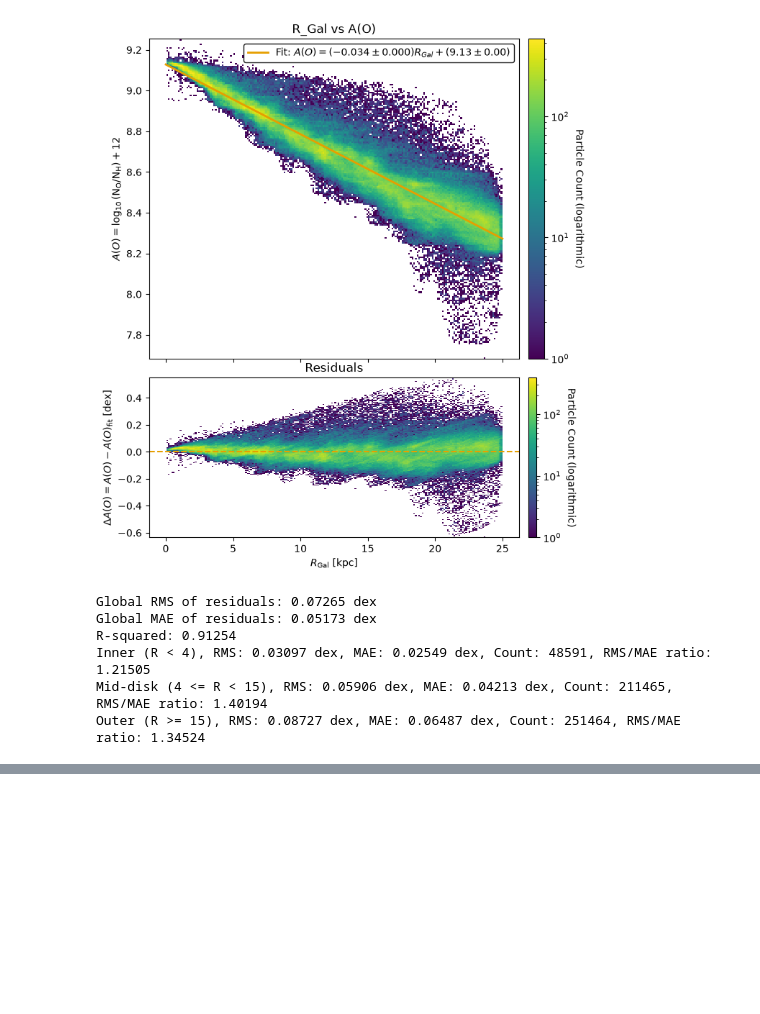
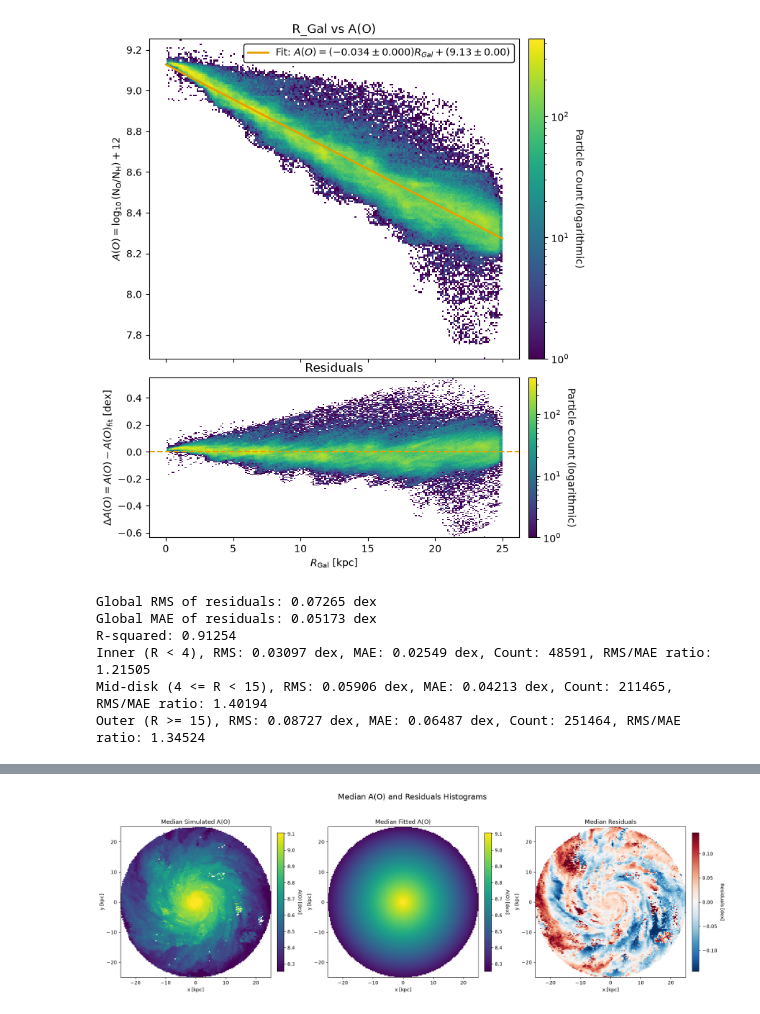
Before and after one commit to ThomasTroon/ASTR8004_Assignment_2, a Jupyter notebook: Question3.ipynb, the cells around one changed output, grey strips where cells are left out. Cells and saved outputs as stored; diff of their text form; code cells hidden in the pictures; blank space fills up the shorter version.

Commit message:
Question 3 part 3-6 completed, along with the histograms.

```diff
--- a/Question3.ipynb
+++ b/Question3.ipynb
@@ -102,0 +112,64 @@ Comparatively, the Mid-Disk and Outer regions produce progressively worse RMS an
+# %%
+#Part 4 --- Histograms
+from scipy.stats import binned_statistic_2d
+
+#Define the bin edges for the histograms.
+n_bins = 150
+x_edges = np.linspace(-25, 25, n_bins + 1)
+y_edges = np.linspace(-25, 25, n_bins + 1)
+
+#Median Simulated A(O) Histogram
+median_simulated, _, _, _ = binned_statistic_2d(x_values_filtered, y_values_filtered,
+                                            AO_values_filtered, statistic='median', bins=[x_edges, y_edges])
+
+#Median Fitted A(O) Histogram
+x_centers = 0.5 * (x_edges[:-1] + x_edges[1:])
+y_centers = 0.5 * (y_edges[:-1] + y_edges[1:])
+X_grid, Y_grid = np.meshgrid(x_centers, y_centers)
+median_fitted = linear_model(np.sqrt(X_grid**2 + Y_grid**2), slope, intercept)
+median_fitted[np.sqrt(X_grid**2 + Y_grid**2) > 25] = np.nan  #Mask out values outside the valid radius
+
+#Median Residuals Histogram
+median_residuals, _, _, _ = binned_statistic_2d(x_values_filtered, y_values_filtered,
+                                               residuals, statistic='median', bins=[x_edges, y_edges])
+
+#Plotting the histograms.
+fig, axes = plt.subplots(1, 3, figsize=(18, 6), constrained_layout=True)
+
+vmin_ao = np.nanpercentile(AO_values_filtered, 2)
+vmax_ao = np.nanpercentile(AO_values_filtered, 98)
+
+vlim_residuals = np.nanpercentile(np.abs(residuals), 95)
+
+#Plot Median Simulated A(O)
+im0 = axes[0].pcolormesh(x_edges, y_edges, median_simulated.T, cmap='viridis', vmin=vmin_ao, vmax=vmax_ao)
+axes[0].set_title('Median Simulated A(O)')
+axes[0].set_xlabel('x [kpc]')
+axes[0].set_ylabel('y [kpc]')
+axes[0].set_aspect('equal')
+cbar0 = fig.colorbar(im0, ax=axes[0], pad=0.04, fraction=0.046)
+cbar0.set_label('A(O) [dex]', rotation=270, labelpad=15)
+
+#Plot Median Fitted A(O)
+im1 = axes[1].pcolormesh(x_edges, y_edges, median_fitted.T, cmap='viridis', vmin=vmin_ao, vmax=vmax_ao)
+axes[1].set_title('Median Fitted A(O)')
+axes[1].set_xlabel('x [kpc]')
+axes[1].set_ylabel('y [kpc]')
+axes[1].set_aspect('equal')
+cbar1 = fig.colorbar(im1, ax=axes[1], pad=0.04, fraction=0.046)
+cbar1.set_label('A(O) [dex]', rotation=270, labelpad=15)
+
+#Plot Median Residuals
+im2 = axes[2].pcolormesh(x_edges, y_edges, median_residuals.T, cmap='RdBu_r', vmin=-vlim_residuals, vmax=vlim_residuals)
+axes[2].set_title('Median Residuals')
+axes[2].set_xlabel('x [kpc]')
+axes[2].set_ylabel('y [kpc]')
+axes[2].set_aspect('equal')
+cbar2 = fig.colorbar(im2, ax=axes[2], pad=0.04, fraction=0.046)
+cbar2.set_label('Residuals [dex]', rotation=270, labelpad=15)
+
+plt.suptitle('Median A(O) and Residuals Histograms', fontsize=16)
+plt.savefig('figures/median_ao_residuals_histograms.png', dpi=300)
+plt.show()
+# %% [output]
+[figure, added]
```
Also changed, not shown: parts of 4 cells of this notebook, 1 other file.
